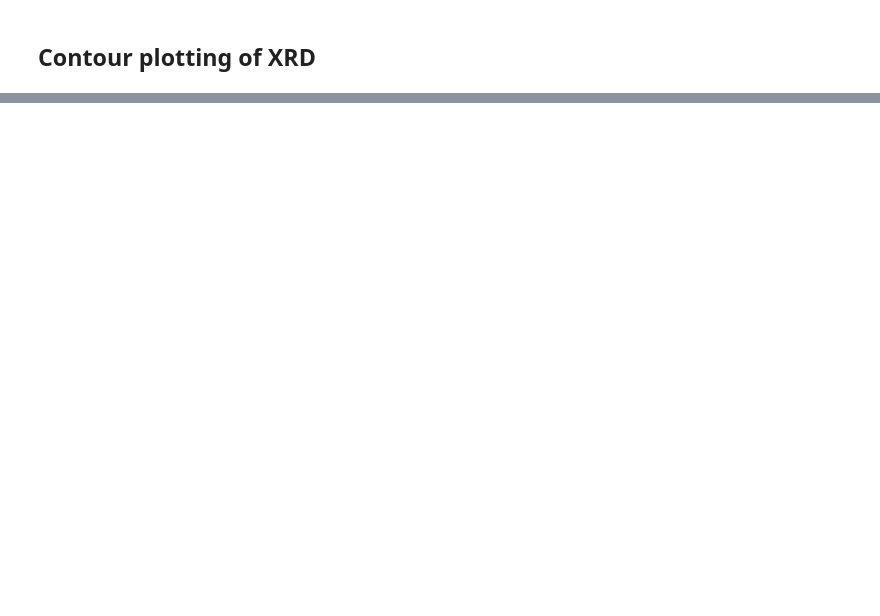
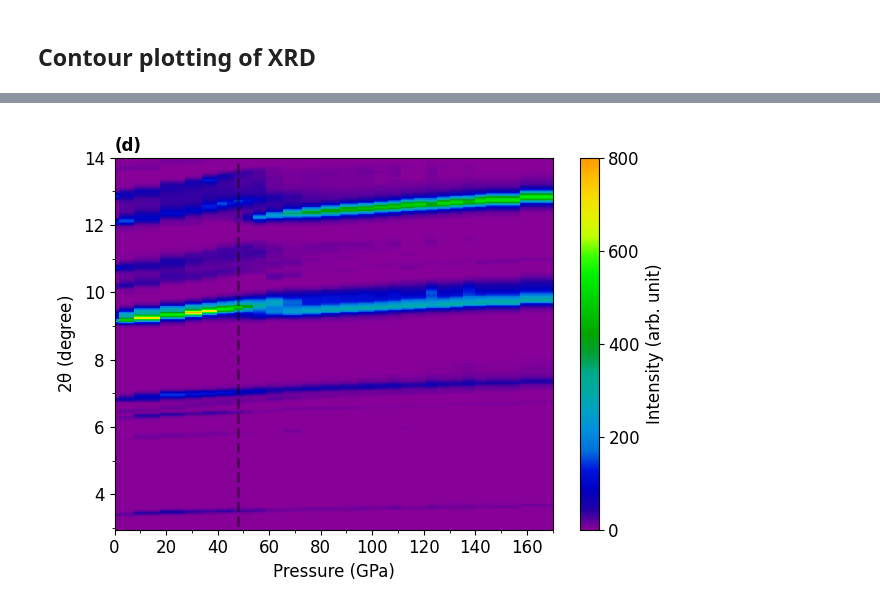
Before and after one commit to jhamlin-ufl/remob2, a Jupyter notebook: notebooks/XRD.ipynb, the cells around one changed output, grey strips where cells are left out. Drawn from its saved outputs; the diff is of its cells as text; code cells hidden in the pictures; blank space fills up the shorter version.

```diff
--- a/notebooks/XRD.ipynb
+++ b/notebooks/XRD.ipynb
@@ -105,0 +200,41 @@ plt.close('all')
+# %%
+# between 0 and 1, 0 for the leftmost color of the range, 1 for the rightmost, upper > lower
+n = 20
+min_val = 0.1
+max_val = 0.8
+orig_cmap = plt.cm.nipy_spectral
+colors = orig_cmap(np.linspace(min_val, max_val, n))
+c = matplotlib.colors.LinearSegmentedColormap.from_list('cmap', colors)
+# %%
+#Run 2 Contour plot
+Z= []
+Y = (data_dict2[1].theta2).array
+X = np.array(P2[0:28])
+for i in data_dict2.keys():
+    if i<29:
+        Z.append(data_dict2[i].intensity.array)
+    else:
+        continue
+Z = np.array(Z).transpose()
+# %%
+fig,ax = plt.subplots(figsize = (6.5,4.8))
+ax.text(0,14.2,'(d)',fontweight = 'bold')
+
+# plots filled contour plot
+cf = ax.pcolor(X, Y,Z, vmin = 0, vmax = 800,cmap = c,rasterized = True) #saving as .pdf puts white grids if raterized = False.
+ax.set_xlabel('Pressure (GPa)')
+ax.set_ylabel(r'2$\mathrm{\theta}$ (degree)')
+ax.set_ylim(top = 14)
+ax.set_xlim(0,170)
+fig.colorbar(cf, ax=ax, ticks= [0,200,400, 600, 800],label = 'Intensity (arb. unit)')
+ax.vlines(48, 0,14,'m','dashed', color = 'k',alpha = 0.4, linewidth = 2)
+
+ax.xaxis.set_minor_locator(AutoMinorLocator(2))
+ax.yaxis.set_minor_locator(AutoMinorLocator(2))
+ax.xaxis.set_major_locator(MultipleLocator(20))
+# ax.tick_params(axis="both",which = 'major', direction="in", length=5, width=1, top = True,right = True)
+# ax.tick_params(axis="both",which = 'minor', direction="in", length=3, width=1, top = True, right = True)
+plt.tight_layout()
+plt.show()
+# %% [output]
+[figure, added]
```
Also changed, not shown: parts of 21 cells of this notebook, 38 other files.
